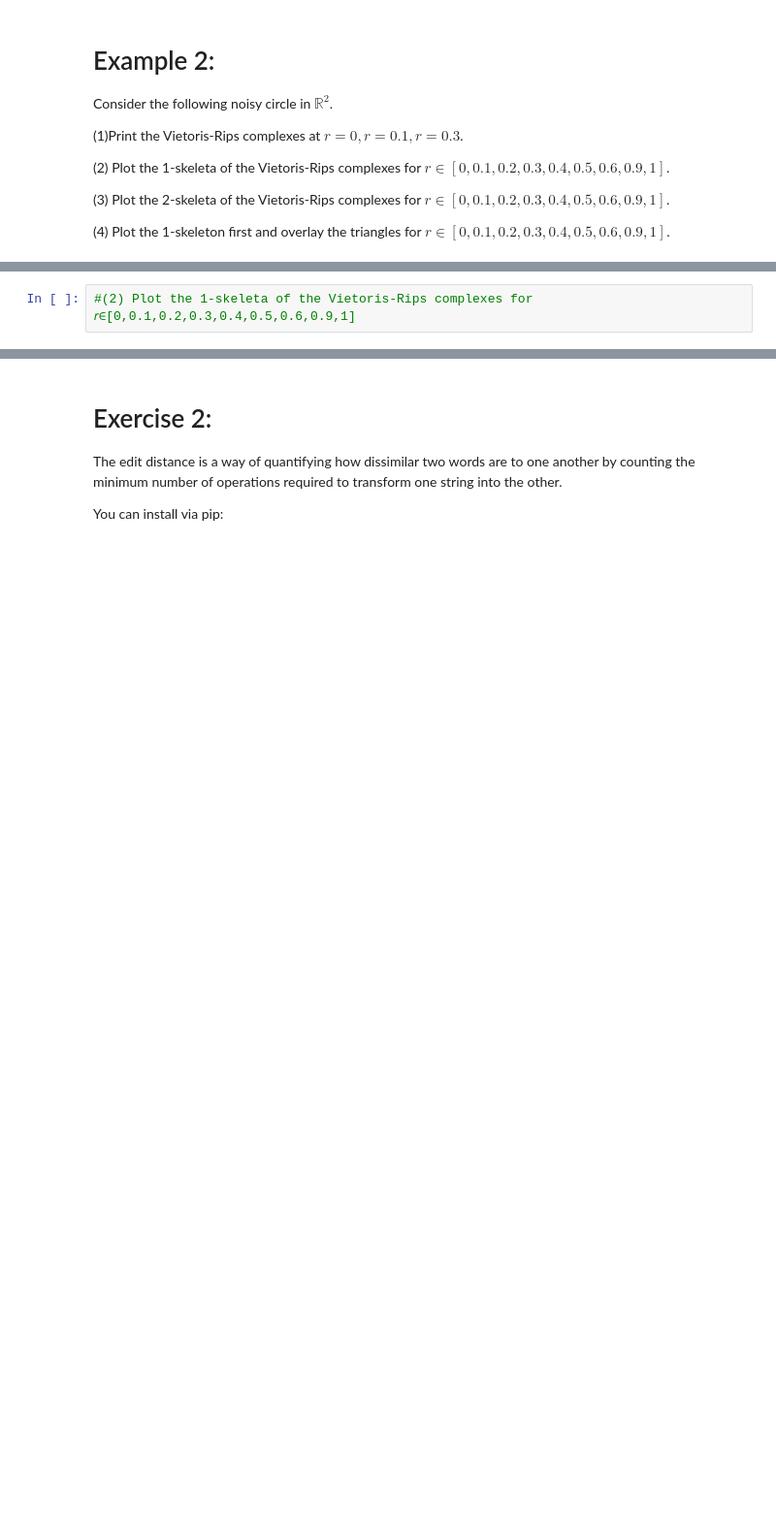
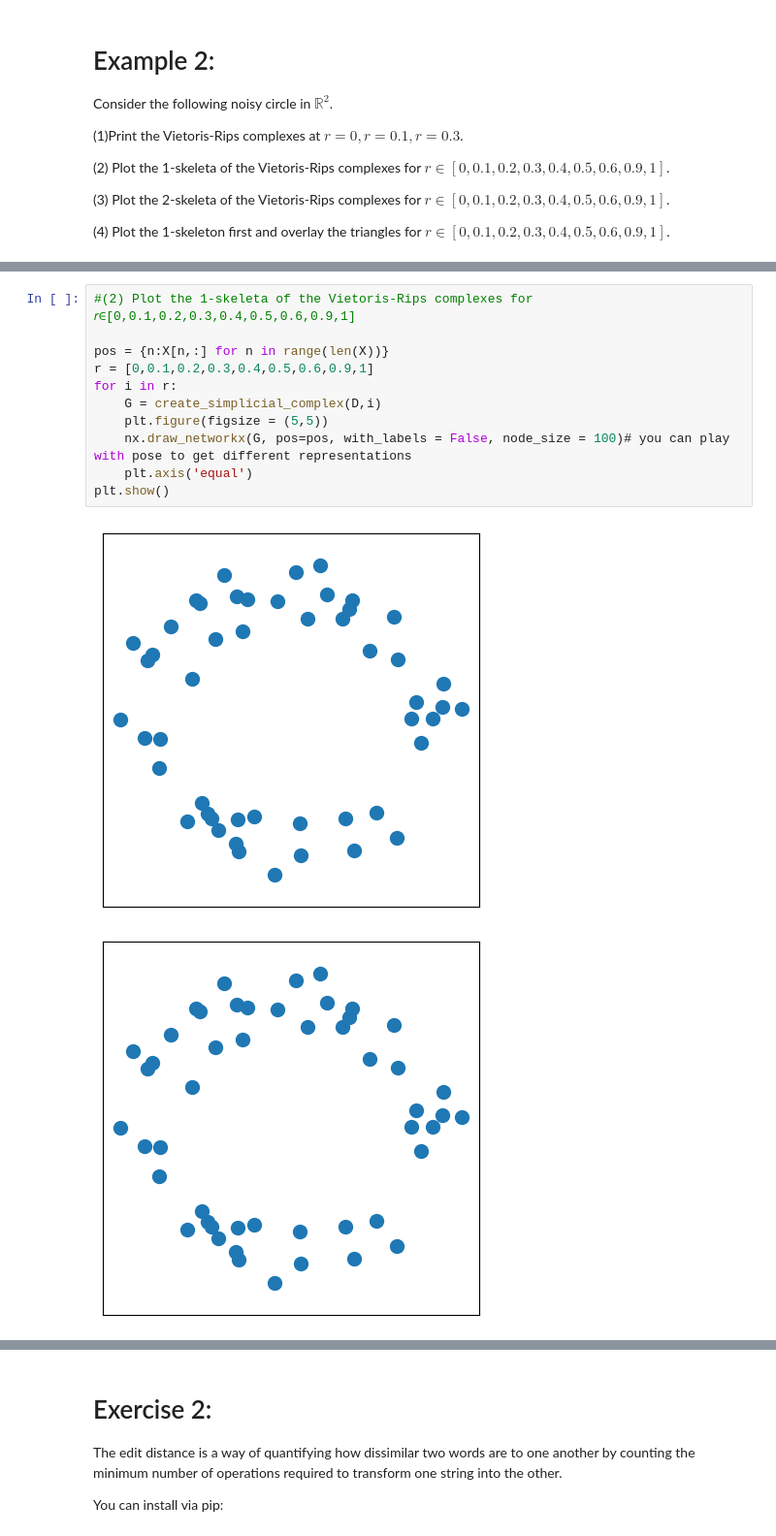
Before and after one commit to yangtianbo11/TDASpring23, a Jupyter notebook: 01- Simplicial Complexes.ipynb, the cells around one changed output, grey strips where cells are left out. Shown at 97% size. Drawn from its saved outputs; the diff is of its cells as text; blank space fills up the shorter version.

```diff
--- a/01- Simplicial Complexes.ipynb
+++ b/01- Simplicial Complexes.ipynb
@@ -382,2 +391,14 @@ plt.show()
 # %%
 #(2) Plot the 1-skeleta of the Vietoris-Rips complexes for  𝑟∈[0,0.1,0.2,0.3,0.4,0.5,0.6,0.9,1]
+
+pos = {n:X[n,:] for n in range(len(X))}
+r = [0,0.1,0.2,0.3,0.4,0.5,0.6,0.9,1]
+for i in r:
+    G = create_simplicial_complex(D,i)
+    plt.figure(figsize = (5,5))
+    nx.draw_networkx(G, pos=pos, with_labels = False, node_size = 100)# you can play with pose to get different representations
+    plt.axis('equal')
+plt.show()
+# %% [output]
+[figure, added]
+[figure, added]
```
Also changed, not shown: parts of 14 cells of this notebook, 1 other file.
